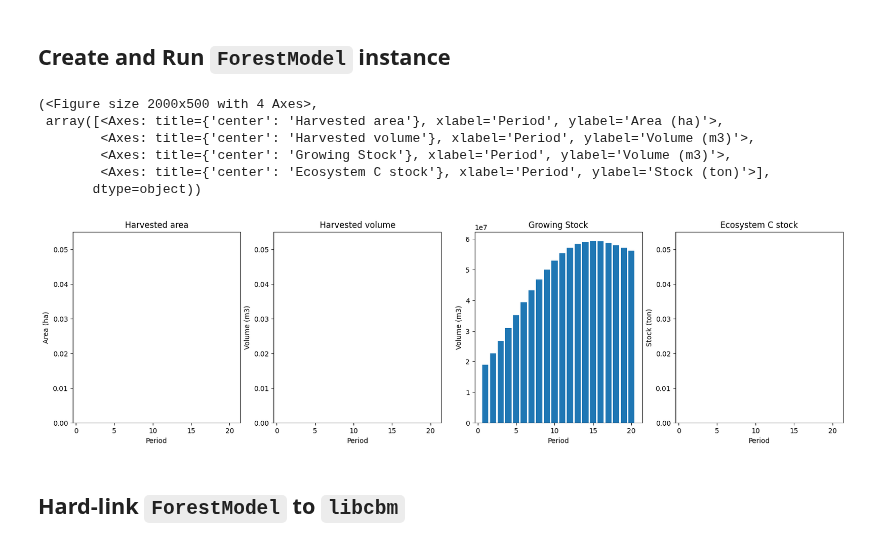
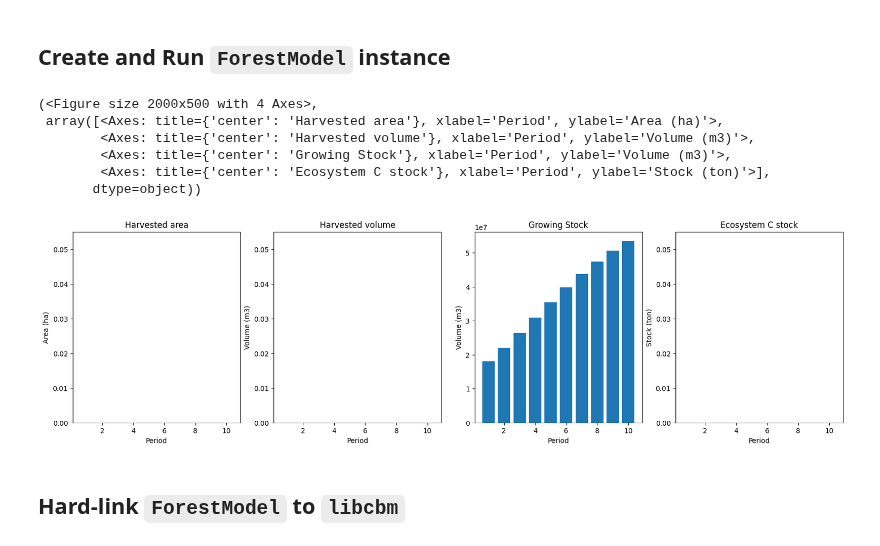
Before and after one commit to UBC-FRESH/nbds_mining, a Jupyter notebook: test_build_carbon_curve_redchris.ipynb, the cells around one changed output. Drawn from its saved outputs; the diff is of its cells as text; code cells hidden in the pictures.

Commit message:
create the carbon curve for red chris

```diff
--- a/test_build_carbon_curve_redchris.ipynb
+++ b/test_build_carbon_curve_redchris.ipynb
@@ -20,10 +21,11 @@ from util_walter import compile_scenario, plot_scenario
 # %%
 base_year = 2020
-horizon = 20
+horizon = 10
 period_length = 10
 max_age = 1000
 n_steps = 100
 tvy_name = 'totvol'
+case_study = 'redchris'
 # %% [markdown]
 ## Create and Run `ForestModel` instance
 # %%
@@ -46,16 +48,16 @@ fm.reset_actions()
 fm.grow()
 # %%
 # Check the Forest Inventory of the Forest Model
-df = compile_scenario(fm)
-plot_scenario(df)
+df = compile_scenario_maxstock(fm)
+plot_scenario_maxstock(df)
 # %% [output]
 (<Figure size 2000x500 with 4 Axes>,
  array([<Axes: title={'center': 'Harvested area'}, xlabel='Period', ylabel='Area (ha)'>,
         <Axes: title={'center': 'Harvested volume'}, xlabel='Period', ylabel='Volume (m3)'>,
         <Axes: title={'center': 'Growing Stock'}, xlabel='Period', ylabel='Volume (m3)'>,
         <Axes: title={'center': 'Ecosystem C stock'}, xlabel='Period', ylabel='Stock (ton)'>],
        dtype=object))
-[figure, old version]
+[figure, new version]
 # %% [markdown]
 ## Hard-link `ForestModel` to `libcbm`
 # %% [markdown]
```
Also changed, not shown: parts of 123 cells of this notebook, 25 other files.
